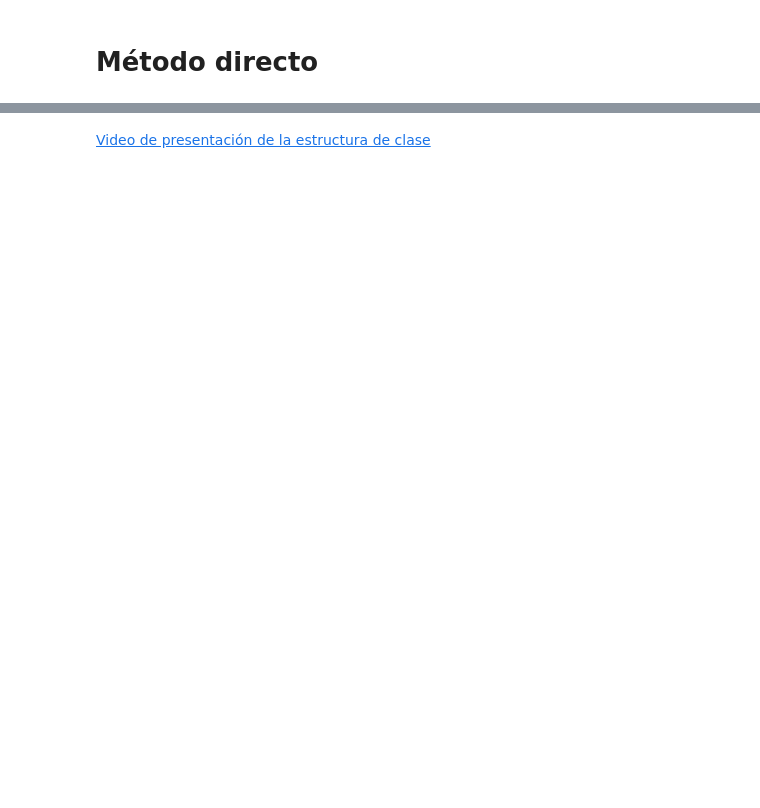
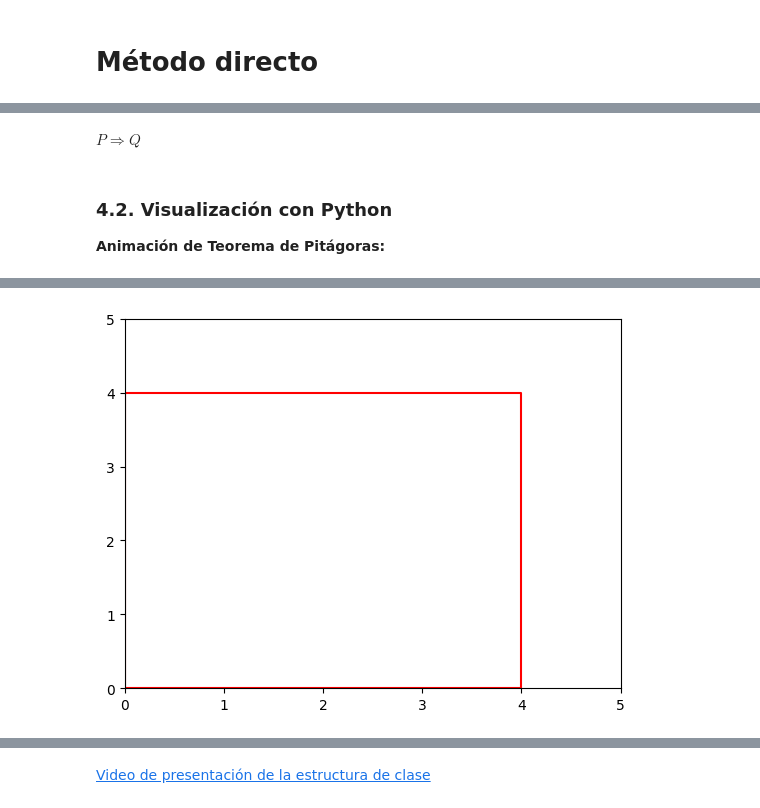
Before and after one commit to marco-canas/fundamentos_logica, a Jupyter notebook: 4_clases/2_inferencias_metodos_demostracion/3_metodos_demostracion/1_metodo_deductivo/1_metodo_directo/1_metodo_directo.ipynb, the cells around one changed output, grey strips where cells are left out. Saved outputs shown, nothing was run; the diff lists cells and outputs as text; code cells hidden in the pictures; blank space fills up the shorter version.

```diff
--- a/4_clases/2_inferencias_metodos_demostracion/3_metodos_demostracion/1_metodo_deductivo/1_metodo_directo/1_metodo_directo.ipynb
+++ b/4_clases/2_inferencias_metodos_demostracion/3_metodos_demostracion/1_metodo_deductivo/1_metodo_directo/1_metodo_directo.ipynb
@@ -476,0 +436,34 @@ HTML(ani.to_jshtml())
+# %%
+from sympy import symbols, Implies, Equivalent
+P, Q = symbols('P Q')
+demostracion = Implies(P, Q)  # P → Q
+demostracion
+# %% [output]
+$\displaystyle P \Rightarrow Q$
+# %% [markdown]
+
+### **4.2. Visualización con Python**
+**Animación de Teorema de Pitágoras:**
+# %%
+
+import matplotlib.pyplot as plt
+import matplotlib.animation as animation
+from IPython.display import HTML
+
+fig, ax = plt.subplots()
+square, = ax.plot([], [], 'r-')
+ax.set_xlim(0, 5); ax.set_ylim(0, 5)
+
+def init():
+    square.set_data([], [])
+    return (square,)
+
+def animate(i):
+    x = [0, i, i, 0, 0]
+    y = [0, 0, i, i, 0]
+    square.set_data(x, y)
+    return (square,)
+
+ani = animation.FuncAnimation(fig, animate, frames=5, init_func=init, blit=True)
+HTML(ani.to_jshtml())
+# %% [output]
@@ -476,0 +471 @@ HTML(ani.to_jshtml())
+[figure, added]
```
Also changed, not shown: parts of 55 cells of this notebook, 1 other file.
